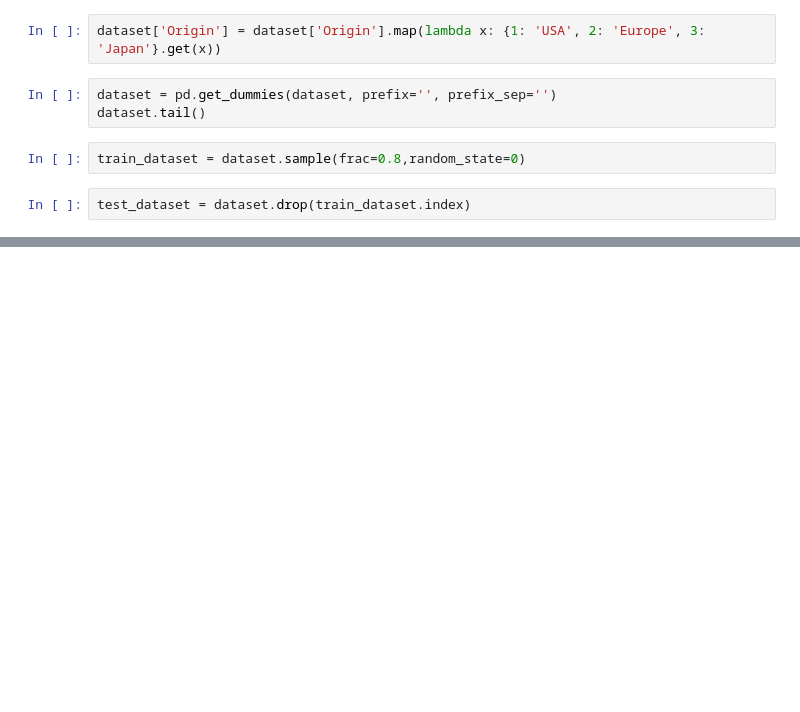
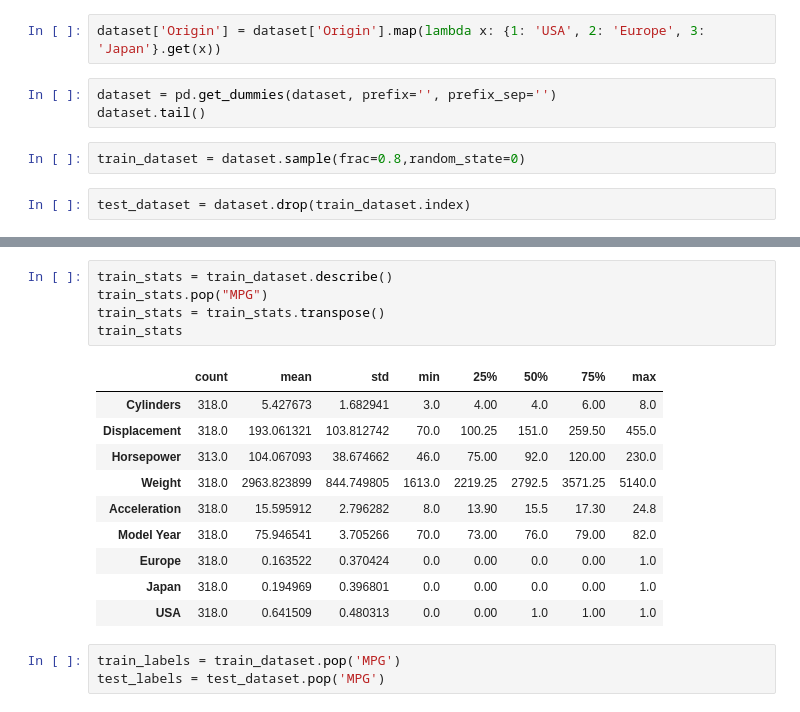
Before and after one commit to midhunxavier/TF-Examples, a Jupyter notebook: regressionExample.ipynb, the cells around one changed output, grey strips where cells are left out. Saved outputs shown, nothing was run; the diff lists cells and outputs as text; blank space fills up the shorter version.

```diff
--- a/regressionExample.ipynb
+++ b/regressionExample.ipynb
@@ -60,0 +66,19 @@ test_dataset = dataset.drop(train_dataset.index)
+# %%
+train_stats = train_dataset.describe()
+train_stats.pop("MPG")
+train_stats = train_stats.transpose()
+train_stats
+# %% [output]
+|  | count | mean | std | min | 25% | 50% | 75% | max |
+| Cylinders | 318.0 | 5.427673 | 1.682941 | 3.0 | 4.00 | 4.0 | 6.00 | 8.0 |
+| Displacement | 318.0 | 193.061321 | 103.812742 | 70.0 | 100.25 | 151.0 | 259.50 | 455.0 |
+| Horsepower | 313.0 | 104.067093 | 38.674662 | 46.0 | 75.00 | 92.0 | 120.00 | 230.0 |
+| Weight | 318.0 | 2963.823899 | 844.749805 | 1613.0 | 2219.25 | 2792.5 | 3571.25 | 5140.0 |
+| Acceleration | 318.0 | 15.595912 | 2.796282 | 8.0 | 13.90 | 15.5 | 17.30 | 24.8 |
+| Model Year | 318.0 | 75.946541 | 3.705266 | 70.0 | 73.00 | 76.0 | 79.00 | 82.0 |
+| Europe | 318.0 | 0.163522 | 0.370424 | 0.0 | 0.00 | 0.0 | 0.00 | 1.0 |
+| Japan | 318.0 | 0.194969 | 0.396801 | 0.0 | 0.00 | 0.0 | 0.00 | 1.0 |
+| USA | 318.0 | 0.641509 | 0.480313 | 0.0 | 0.00 | 1.0 | 1.00 | 1.0 |
+# %%
+train_labels = train_dataset.pop('MPG')
+test_labels = test_dataset.pop('MPG')
```
Also changed, not shown: parts of 3 cells of this notebook.
